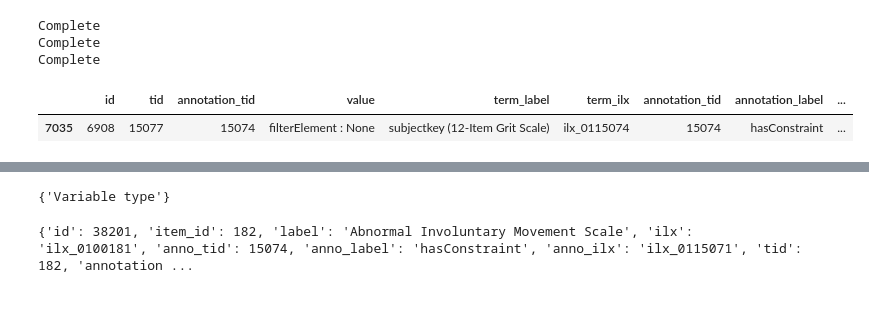
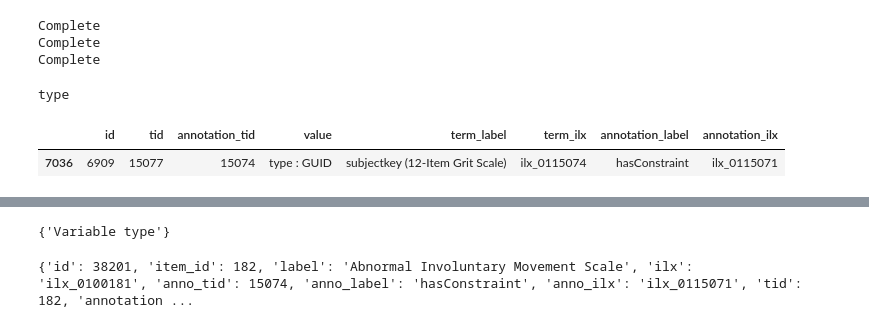
Before and after one commit to tgbugs/pyontutils, a Jupyter notebook: ilxutils/notebook-testing/NDA-annotations.ipynb, the cells around one changed output, grey strips where cells are left out. Cells and saved outputs as stored; diff of their text form; code cells hidden in the pictures.

```diff
--- a/ilxutils/notebook-testing/NDA-annotations.ipynb
+++ b/ilxutils/notebook-testing/NDA-annotations.ipynb
@@ -68,8 +46,14 @@ terms = op('../../../ilx_db_terms_backup')
 terms = sql.get_terms()
 annos = sql.get_annotations()
 ex = sql.get_existing_ids()
+# %%
+for value in ['condition', 'filterElement', 'size', 'notes', 'id', 'valueRange', 'required', 'type']:
+    if not annos[(annos.annotation_label == 'hasConstraint') & (annos.value.str.contains(value+' :'))].empty:
+        print(value)
+# %% [output]
+type
 # %%
-annos[annos.id == 6908]
+annos[annos.id == 6909]
 # %% [output]
-|  | id | tid | annotation_tid | value | term_label | term_ilx | annotation_tid | annotation_label | ... |
-| 7035 | 6908 | 15077 | 15074 | filterElement : None | subjectkey (12-Item Grit Scale) | ilx_0115074 | 15074 | hasConstraint | ... |
+|  | id | tid | annotation_tid | value | term_label | term_ilx | annotation_label | annotation_ilx |
+| 7036 | 6909 | 15077 | 15074 | type : GUID | subjectkey (12-Item Grit Scale) | ilx_0115074 | hasConstraint | ilx_0115071 |
```
Also changed, not shown: parts of 17 cells of this notebook, 14 other files.
